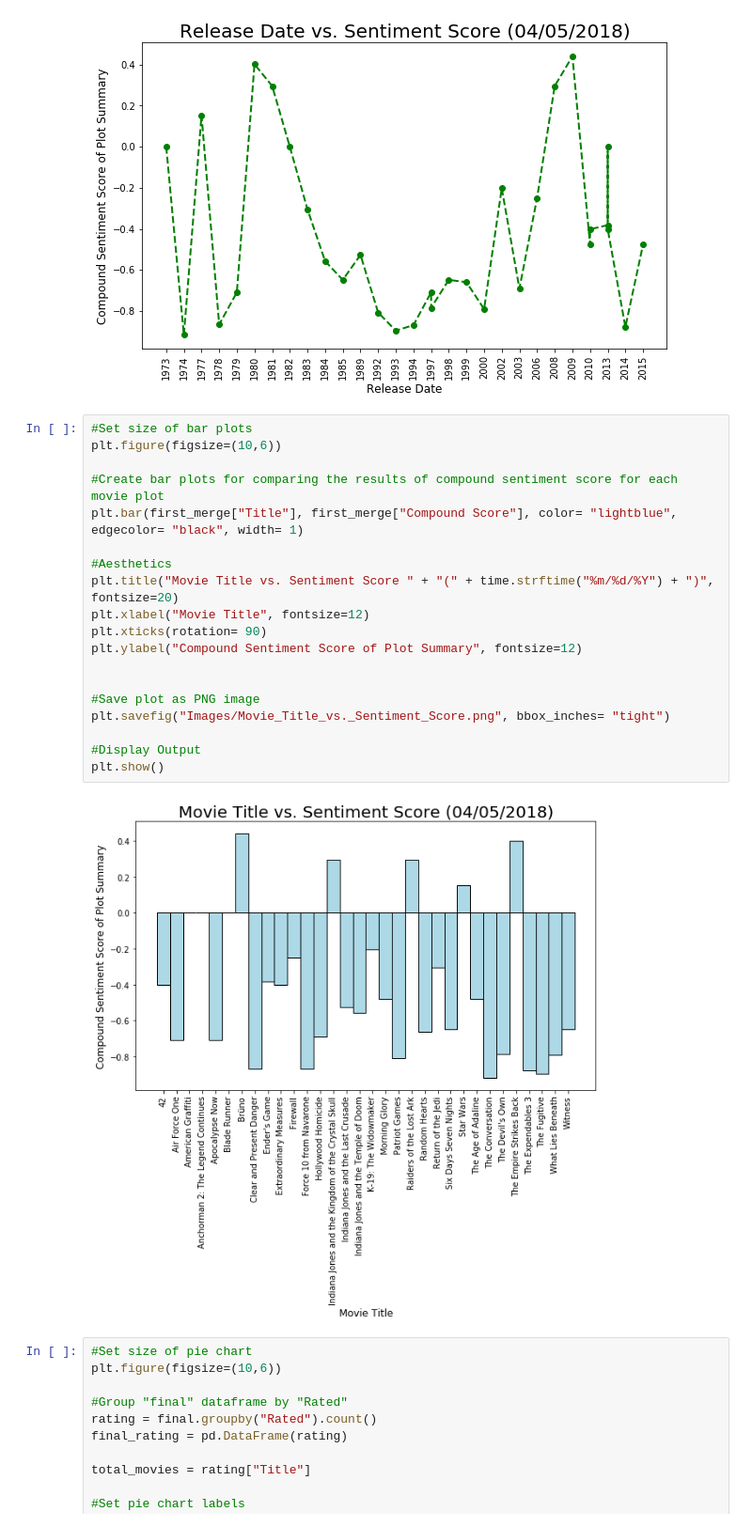
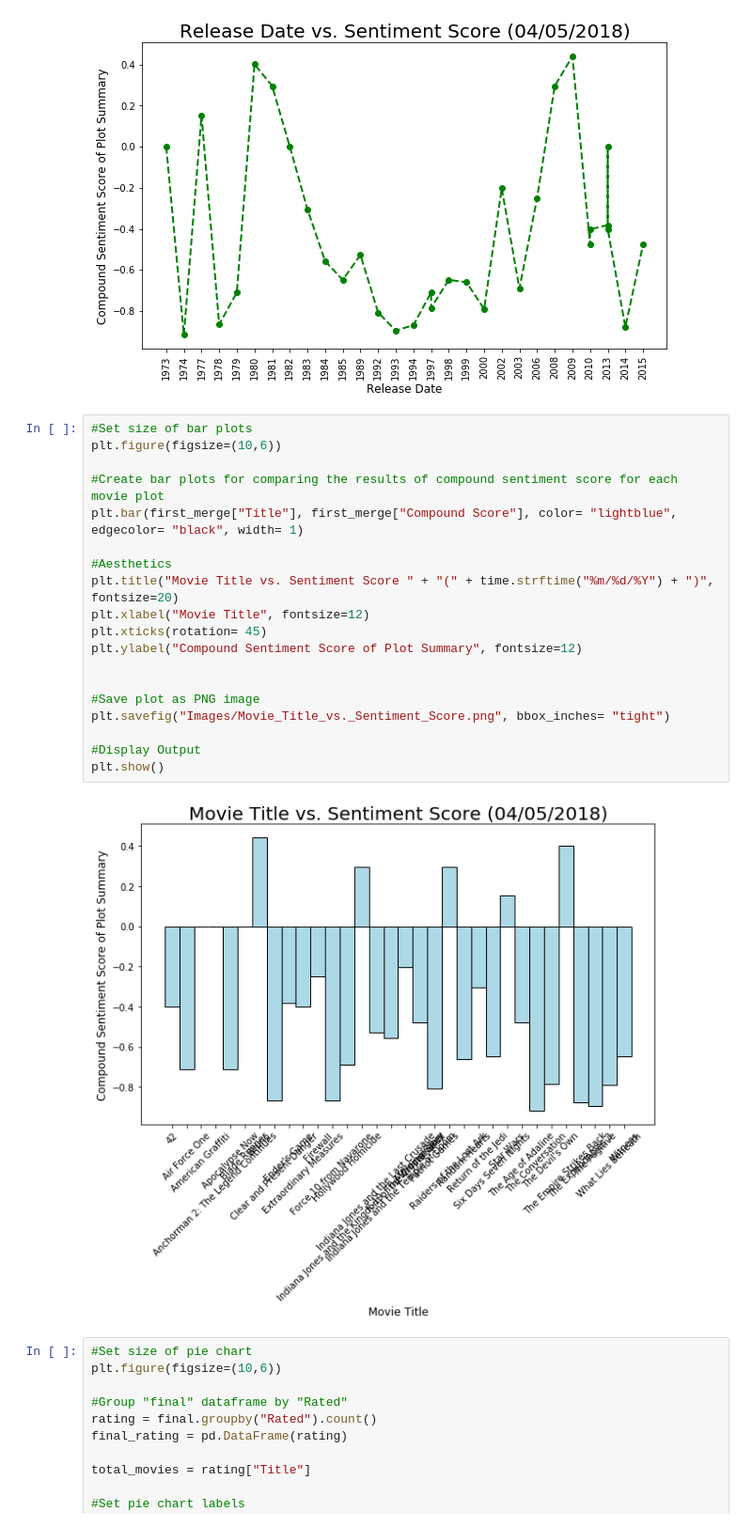
Before and after one commit to CTopham/Team-Green, a Jupyter notebook: Basic Movie Info.ipynb, the cells around one changed output. Shown: that part at 94% size. Drawn from its saved outputs; the diff is of its cells as text.

```diff
--- a/Basic Movie Info.ipynb
+++ b/Basic Movie Info.ipynb
@@ -263,24 +263,24 @@ plt.show()
 # %%
 #Set size of bar plots
 plt.figure(figsize=(10,6))
 
 #Create bar plots for comparing the results of compound sentiment score for each movie plot
 plt.bar(first_merge["Title"], first_merge["Compound Score"], color= "lightblue", edgecolor= "black", width= 1)
 
 #Aesthetics
 plt.title("Movie Title vs. Sentiment Score " + "(" + time.strftime("%m/%d/%Y") + ")", fontsize=20)
 plt.xlabel("Movie Title", fontsize=12)
-plt.xticks(rotation= 90)
+plt.xticks(rotation= 45)
 plt.ylabel("Compound Sentiment Score of Plot Summary", fontsize=12)
 
 
 #Save plot as PNG image
 plt.savefig("Images/Movie_Title_vs._Sentiment_Score.png", bbox_inches= "tight")
 
 #Display Output
 plt.show()
 # %% [output]
-[figure, old version]
+[figure, new version]
 # %%
 #Set size of pie chart
 plt.figure(figsize=(10,6))
```
Also changed, not shown: 3 other files.
